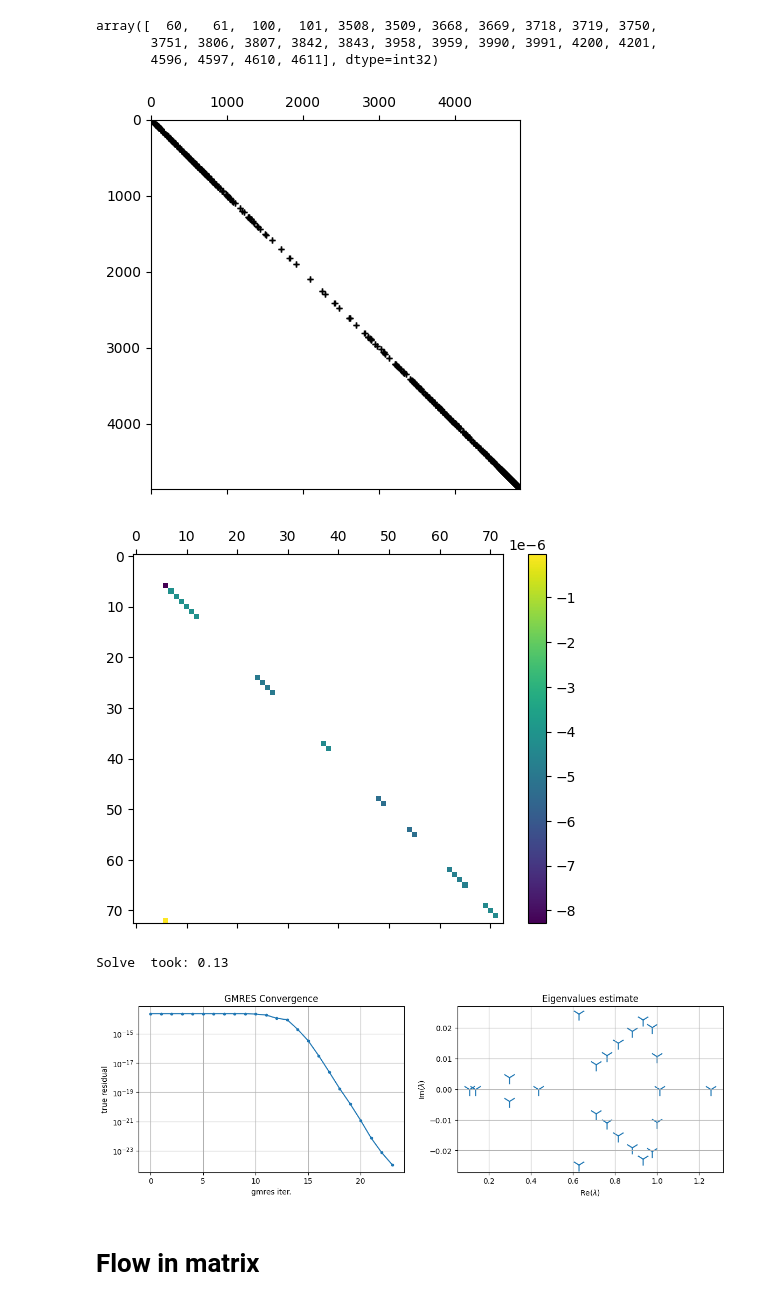
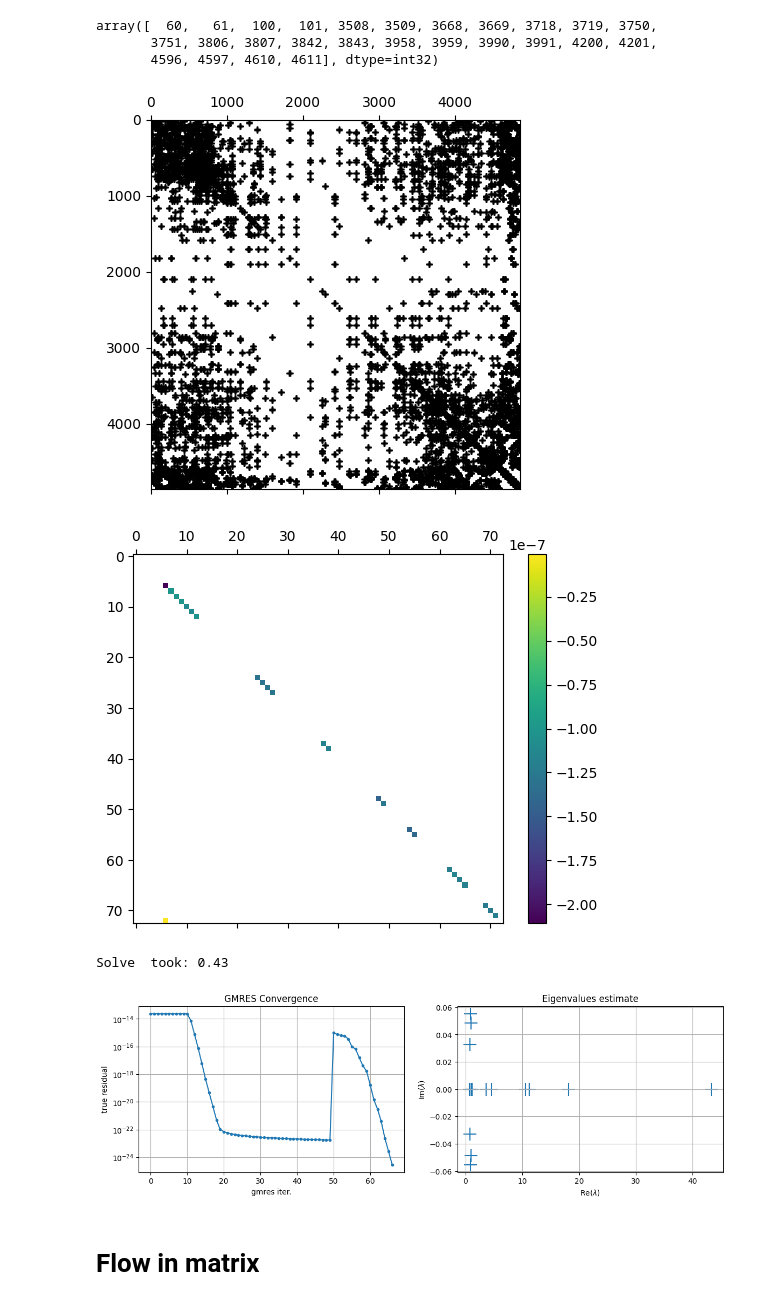
Before and after one commit to pmgbergen/FTHM-Solver, a Jupyter notebook: fpm/fixed_st_franceschini.ipynb, the cells around one changed output. Cells and saved outputs as stored; diff of their text form; code cells hidden in the pictures.

```diff
--- a/fpm/fixed_st_franceschini.ipynb
+++ b/fpm/fixed_st_franceschini.ipynb
@@ -284,29 +284,29 @@ array([  60,   61,  100,  101, 3508, 3509, 3668, 3669, 3718, 3719, 3750,
 # %%
 def make_local_prec_2_15(bmat):
     localization_mats = assemble_localization_matrices_2_15(bmat)
 
     J_15 = bmat[[1, 5]].mat
     J15_inv = csr_zeros(J_15.shape[0])
 
     for R in localization_mats:
-        # j15 = R @ J_15 @ R.T
-        j15 = R @ R.T
+        j15 = R @ J_15 @ R.T
+        # j15 = R @ R.T
 
         j15_inv = inv(j15)
         J15_inv += R.T @ j15_inv @ R
 
     return J15_inv
 
 
 J15_inv = make_local_prec_2_15(J)
 spy(J15_inv, marker="+")
 # %% [output]
-[figure, old version]
+[figure, new version]
 # %%
 S22 = J[2, [1,5]].mat @ J15_inv @ J[[1, 5], 2].mat
 plot_mat(S22, log=False)
 # %% [output]
-[figure, old version]
+[figure, new version]
 # %%
 from block_matrix import SolveSchema, make_solver
 
@@ -325,8 +325,8 @@ schema = SolveSchema(
 mat_permuted, prec = make_solver(schema=schema, mat_orig=J)
 solve_petsc(mat_permuted.mat, prec, mat_permuted.local_rhs(rhs))
 # %% [output]
-Solve  took: 0.13
+Solve  took: 0.43
-[figure, old version]
+[figure, new version]
 # %% [markdown]
 # Flow in matrix
 # %%
```
Also changed, not shown: parts of 4 cells of this notebook, 2 other files.
